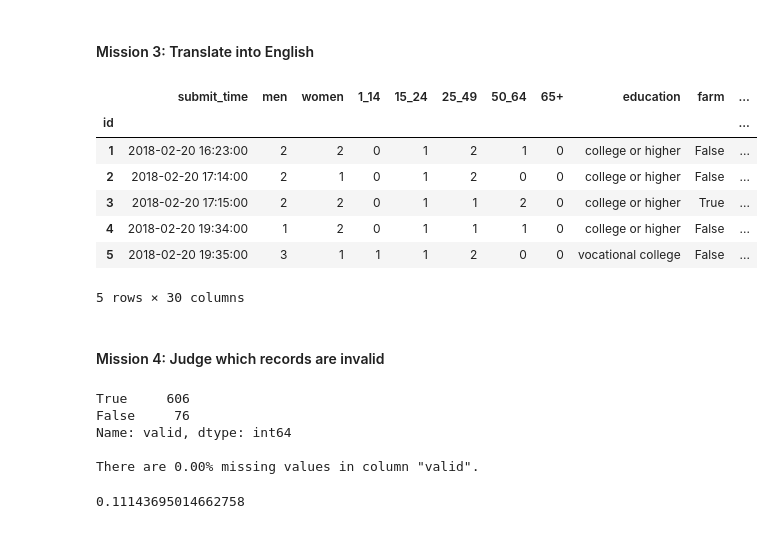
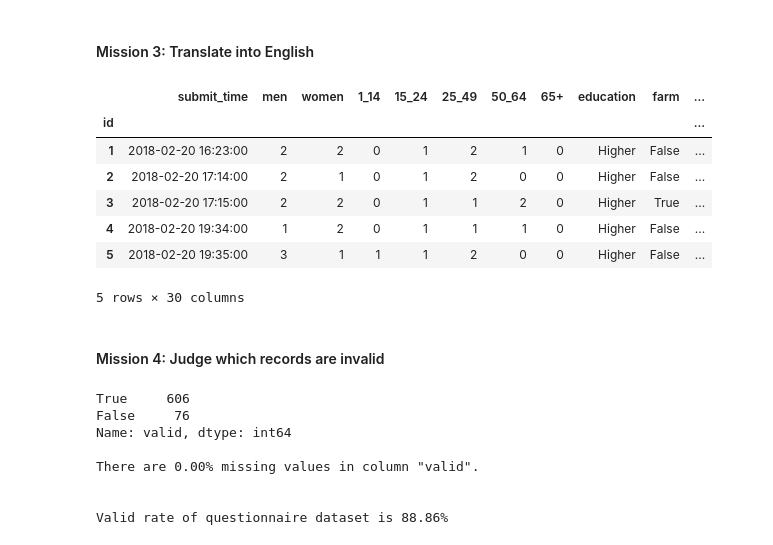
Before and after one commit to SongshGeo/Collective-Memory, a Jupyter notebook: processing_questionnaires_data.ipynb, the cells around one changed output. Saved outputs shown, nothing was run; the diff lists cells and outputs as text; code cells hidden in the pictures.

```diff
--- a/processing_questionnaires_data.ipynb
+++ b/processing_questionnaires_data.ipynb
@@ -9,7 +10,6 @@ from string import Template
 %matplotlib inline
 # %%
-questionnaire = pd.read_csv('data/CM_data.csv', index_col='id', encoding='gbk', parse_dates=['submit_time'])
-flooding_years = [1904, 1946, 1964, 1981, 2012]
+questionnaire = pd.read_csv("data/CM_data.csv", parse_dates=['submit_time'], index_col=['id'], encoding='gbk')
 # %% [markdown]
 ## Clean data
 
@@ -80,7 +80,7 @@ for col in missing_zero_list:
 
 # In these columns, missing value means "Null".
 missing_null_list = []
-for year in flooding_years[1:]:
+for year in MAJOR_HISTORICAL_FLOODS[1:]:
     missing_null_list.append('message'+str(year))
     missing_null_list.append('trans'+str(year))
 for col in missing_null_list:
@@ -135,12 +135,12 @@ questionnaire_eng = questionnaire.copy()
 
 # education
 education_map = {
-    '本科及以上': 'college or higher',
-    '大专': 'vocational college',
-    '高中或中专': 'senior high school',
-    '初中': 'junior high school',
-    '小学': 'elementary school',
-    '小学以下': 'null'
+    '本科及以上': 'Higher',
+    '大专': 'Higher',
+    '高中或中专': 'Basic',
+    '初中': 'Basic',
+    '小学': 'Basic',
+    '小学以下': 'Uneducated'
 }
 questionnaire_eng['education'] = questionnaire['education'].map(education_map)
 
@@ -155,7 +155,7 @@ message_map = {
     '互联网': 'network',
     '尚无': 'null'
 }
-for year in flooding_years[1:]:
+for year in MAJOR_HISTORICAL_FLOODS[1:]:
     col = 'message{}'.format(year)
     questionnaire_eng[col] = questionnaire[col].replace(message_map, regex=True)
 
@@ -166,7 +166,7 @@ transport_map = {
     '汽车': 'car',
     '尚无': 'null'
 }
-for year in flooding_years[1:]:
+for year in MAJOR_HISTORICAL_FLOODS[1:]:
     col = 'trans' + str(year)
     questionnaire_eng[col] = questionnaire[col].replace(transport_map, regex=True)
 
@@ -186,42 +186,40 @@ memory_map = {
     '毫无了解': 'do not know',
     '有所耳闻': 'heard of somewhere',
     '周遭经历': 'heard from intimates',
     '书面记载': 'know from written records',
     '亲身经历': 'experienced'
 }
-for year in flooding_years:
+for year in MAJOR_HISTORICAL_FLOODS:
     questionnaire_eng[str(year)] = questionnaire[str(year)].replace(memory_map, regex=True)
 
 # location code:
 location_map = {
     '石嘴山市': 'A',
     '银川市': 'B',
     '吴忠市': 'C',
     '中卫市': 'D',
     '石嘴山市': 'A',
     '银川市': 'B',
     '贺兰县': 'B',
     '永宁县': 'B',
     '吴忠市': 'C',
     '中卫市': 'D',
     '利通区': 'C',
     '中宁县': 'D'
 }
 
-questionnaire_eng['location_code'] = questionnaire_eng['city'].replace(location_map, regex=True)
+questionnaire_eng['location_code'] = questionnaire_eng['city'].replace(location_map, regex=True).str.strip()
 questionnaire_eng.replace('元', '', inplace=True, regex=True)
 questionnaire_eng.drop(['city', 'district', 'county'], axis='columns', inplace=True)
-
-questionnaire_eng.to_csv('data/Processed_data_in_English.csv', encoding='utf8')
 questionnaire_eng.head()
 # %% [output]
 |  | submit_time | men | women | 1_14 | 15_24 | 25_49 | 50_64 | 65+ | education | farm | ... |
 | id |  |  |  |  |  |  |  |  |  |  | ... |
-| 1 | 2018-02-20 16:23:00 | 2 | 2 | 0 | 1 | 2 | 1 | 0 | college or higher | False | ... |
-| 2 | 2018-02-20 17:14:00 | 2 | 1 | 0 | 1 | 2 | 0 | 0 | college or higher | False | ... |
-| 3 | 2018-02-20 17:15:00 | 2 | 2 | 0 | 1 | 1 | 2 | 0 | college or higher | True | ... |
-| 4 | 2018-02-20 19:34:00 | 1 | 2 | 0 | 1 | 1 | 1 | 0 | college or higher | False | ... |
-| 5 | 2018-02-20 19:35:00 | 3 | 1 | 1 | 1 | 2 | 0 | 0 | vocational college | False | ... |
+| 1 | 2018-02-20 16:23:00 | 2 | 2 | 0 | 1 | 2 | 1 | 0 | Higher | False | ... |
+| 2 | 2018-02-20 17:14:00 | 2 | 1 | 0 | 1 | 2 | 0 | 0 | Higher | False | ... |
+| 3 | 2018-02-20 17:15:00 | 2 | 2 | 0 | 1 | 1 | 2 | 0 | Higher | True | ... |
+| 4 | 2018-02-20 19:34:00 | 1 | 2 | 0 | 1 | 1 | 1 | 0 | Higher | False | ... |
+| 5 | 2018-02-20 19:35:00 | 3 | 1 | 1 | 1 | 2 | 0 | 0 | Higher | False | ... |
 5 rows × 30 columns
 # %% [markdown]
 #### Mission 4: Judge which records are invalid
@@ -235,13 +233,18 @@ questionnaire_eng['valid'] = True
 for judge in [judge_1, judge_2, judge_3, judge_4]:
     questionnaire_eng.loc[judge, 'valid'] = False
 
+valid_data = questionnaire_eng[questionnaire_eng['valid']]
+valid_data.to_csv('data/valid_data_in_English.csv', encoding='utf8')
+
 explore_sorted_counts(questionnaire_eng['valid'])
-invalid_rate = 1 - questionnaire_eng['valid'].sum()/len(questionnaire_eng)
-invalid_rate
+valid_rate = questionnaire_eng['valid'].sum()/len(questionnaire_eng)
+print("Valid rate of questionnaire dataset is {:.2%}".format(valid_rate))
 # %% [output]
 True     606
 False     76
 Name: valid, dtype: int64
 
 There are 0.00% missing values in column "valid".
+
+
+Valid rate of questionnaire dataset is 88.86%
-0.11143695014662758
```
Also changed, not shown: parts of 7 cells of this notebook, 6 other files.
